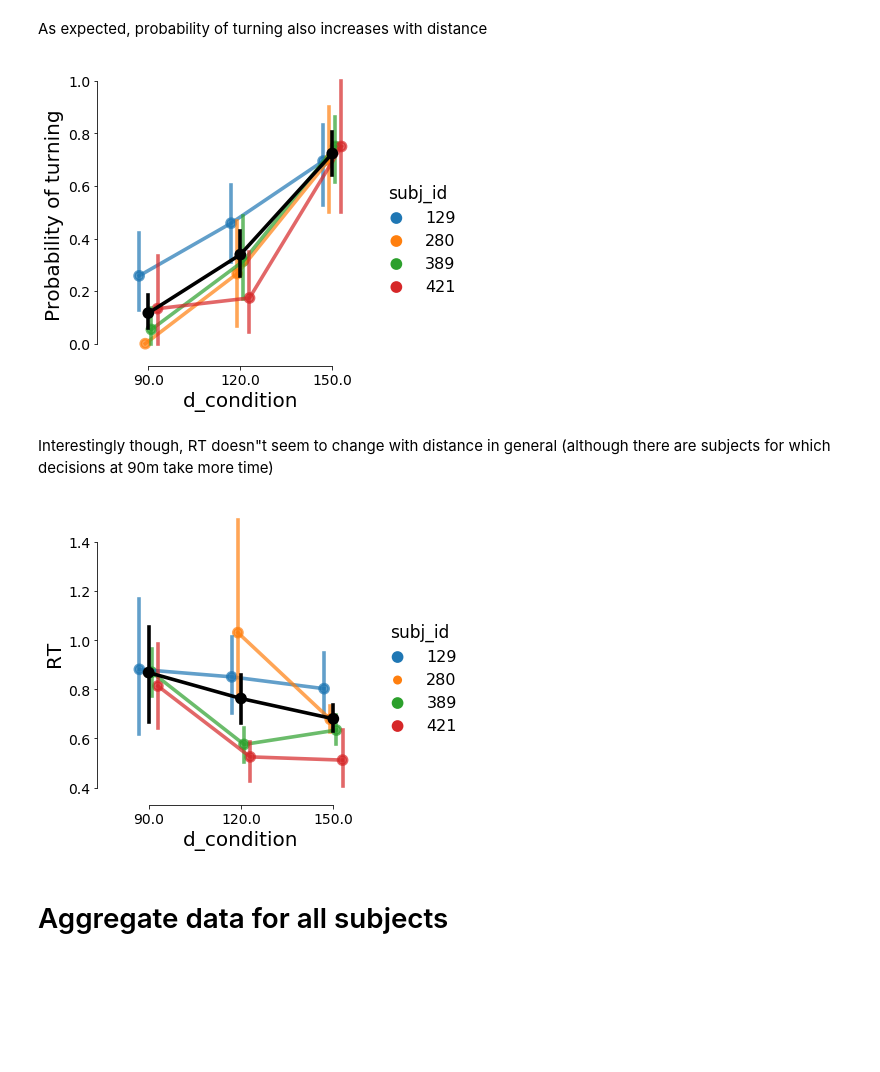
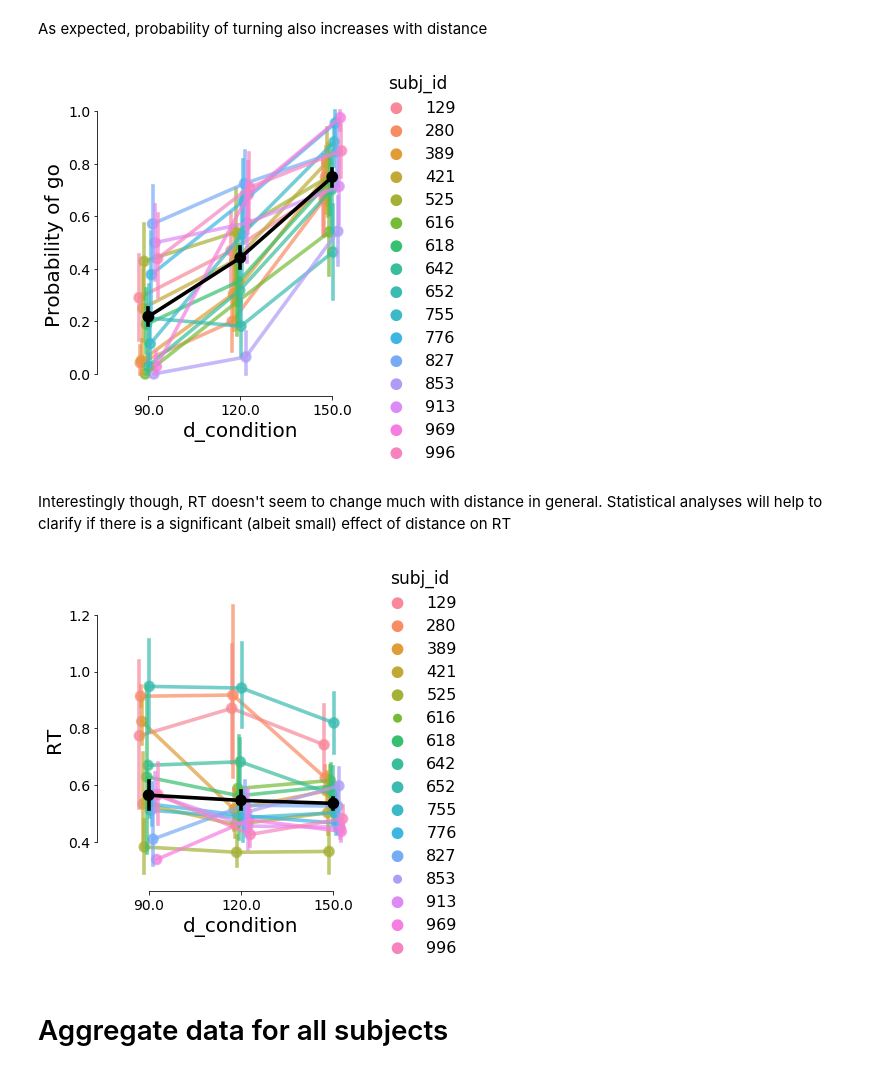
Before and after one commit to cherepaha/evidence_accumulation_in_gap_acceptance, a Jupyter notebook: data_and_model_analysis/01_data_overview.ipynb, the cells around one changed output. Cells and saved outputs as stored; diff of their text form; code cells hidden in the pictures; blank space fills up the shorter version.

```diff
--- a/data_and_model_analysis/01_data_overview.ipynb
+++ b/data_and_model_analysis/01_data_overview.ipynb
@@ -229,5 +226,2 @@ measures[(measures.min_distance<2)]
 # %% [markdown]
 # Effect of TTA on decision and RT
-# %%
-measures = pd.read_csv("../data/measures.csv")
-measures_turn = measures[measures.is_turn_decision]
@@ -286,16 +276,16 @@ Interestingly, we have a positive relationship between RT and TTA condition, whi
 # %% [markdown]
 As expected, probability of turning also increases with distance
 # %%
-ax = plot_dv_vs_iv_by_subj(measures[measures.subj_id<450], iv="d_condition", dv="is_turn_decision")
-ax.set_ylabel("Probability of turning");
+ax = plot_dv_vs_iv_by_subj(measures.reset_index(), iv="d_condition", dv="is_go_decision")
+ax.set_ylabel("Probability of go");
 # %% [output]
-[figure, old version]
+[figure, new version]
 # %% [markdown]
-Interestingly though, RT doesn"t seem to change with distance in general (although there are subjects for which decisions at 90m take more time)
+Interestingly though, RT doesn't seem to change much with distance in general. Statistical analyses will help to clarify if there is a significant (albeit small) effect of distance on RT
 # %%
-plot_dv_vs_iv_by_subj(measures_turn[measures_turn.subj_id<450], iv="d_condition", dv="RT");
+plot_dv_vs_iv_by_subj(measures_go.reset_index(), iv="d_condition", dv="RT");
 # %% [output]
-[figure, old version]
+[figure, new version]
 # %% [markdown]
 # Aggregate data for all subjects
 # %% [markdown]
```
Also changed, not shown: parts of 67 cells of this notebook, 1 other file.
